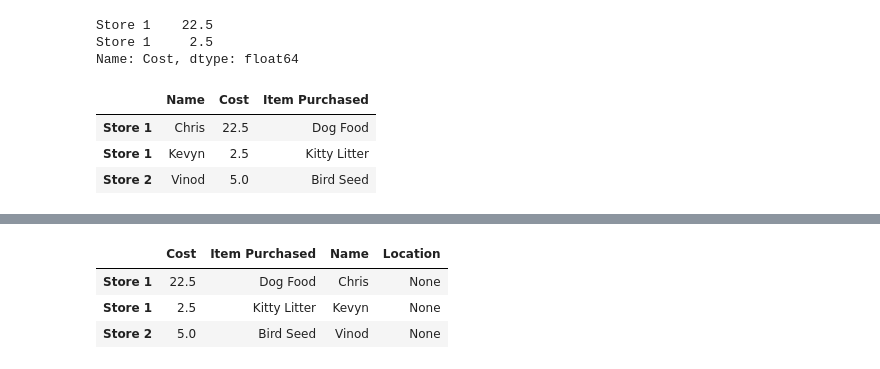
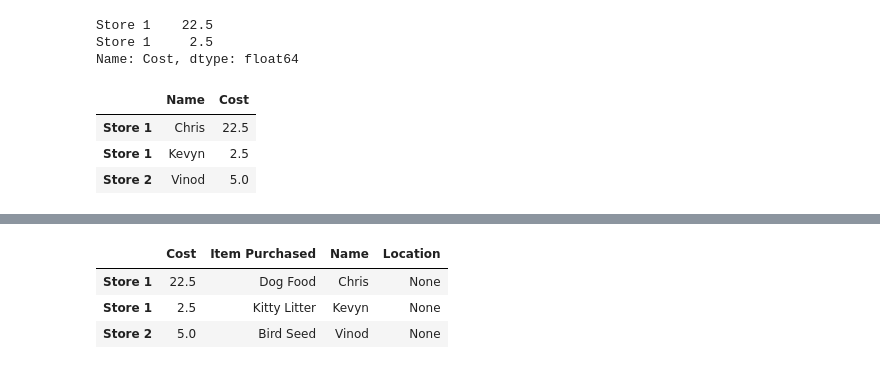
Before and after one commit to menlanshu/PythonDataScienceLearn, a Jupyter notebook: Introduction to data science in Python/Week+2.ipynb, the cells around one changed output, grey strips where cells are left out. Cells and saved outputs as stored; diff of their text form; code cells hidden in the pictures.

```diff
--- a/Introduction to data science in Python/Week+2.ipynb
+++ b/Introduction to data science in Python/Week+2.ipynb
@@ -362,12 +345,12 @@ Store 1    22.5
 Store 1     2.5
 Name: Cost, dtype: float64
 # %%
-df.loc[:,['Name', 'Cost','Item Purchased']]
+df.loc[:,['Name', 'Cost']]
 # %% [output]
-|  | Name | Cost | Item Purchased |
-| Store 1 | Chris | 22.5 | Dog Food |
-| Store 1 | Kevyn | 2.5 | Kitty Litter |
-| Store 2 | Vinod | 5.0 | Bird Seed |
+|  | Name | Cost |
+| Store 1 | Chris | 22.5 |
+| Store 1 | Kevyn | 2.5 |
+| Store 2 | Vinod | 5.0 |
 # %%
 df.drop('Store 1')
 # %% [output]
```
Also changed, not shown: parts of 25 cells of this notebook, 18 other files.
